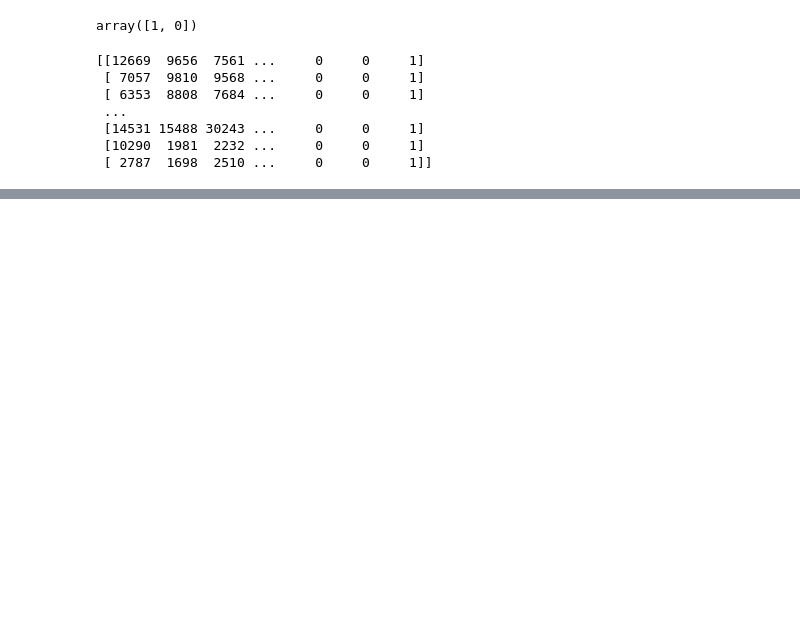
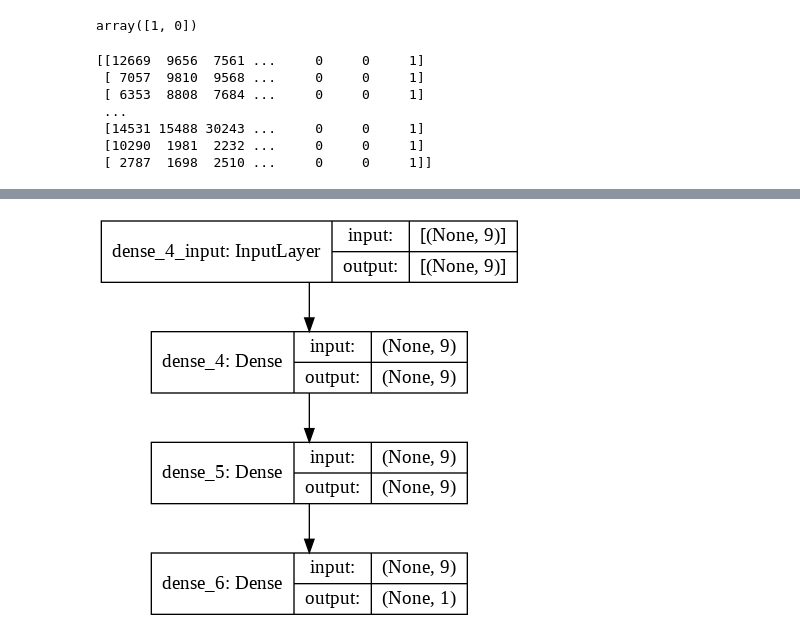
Before and after one commit to EzhovSergey/machine-learning, a Jupyter notebook: notebooks/7_keras.ipynb, the cells around one changed output, grey strips where cells are left out. Cells and saved outputs as stored; diff of their text form; code cells hidden in the pictures; blank space fills up the shorter version.

```diff
--- a/notebooks/7_keras.ipynb
+++ b/notebooks/7_keras.ipynb
@@ -56,0 +88,4 @@ X_test = scaler.transform(X_test)
+# %%
+model_1.compile(loss='binary_crossentropy', optimizer='adam', metrics=['accuracy', 'Precision', 'Recall'])
+# %%
+model_1.fit(X_train, y_train, epochs=200, batch_size=10)
@@ -56,0 +131,5 @@ X_test = scaler.transform(X_test)
+# %%
+model_2 = Sequential()
+model_2.add(Dense(9, input_dim=len(X_train[0]), activation='relu'))
+model_2.add(Dense(9, input_dim=9, activation='relu'))
+model_2.add(Dense(1, activation='sigmoid'))
@@ -56,0 +154,4 @@ X_test = scaler.transform(X_test)
+# %%
+plot_model(model_2, to_file='model_plot_2.png', show_shapes=True, show_layer_names=True)
+# %% [output]
+[figure, added]
```
Also changed, not shown: parts of 30 cells of this notebook.
